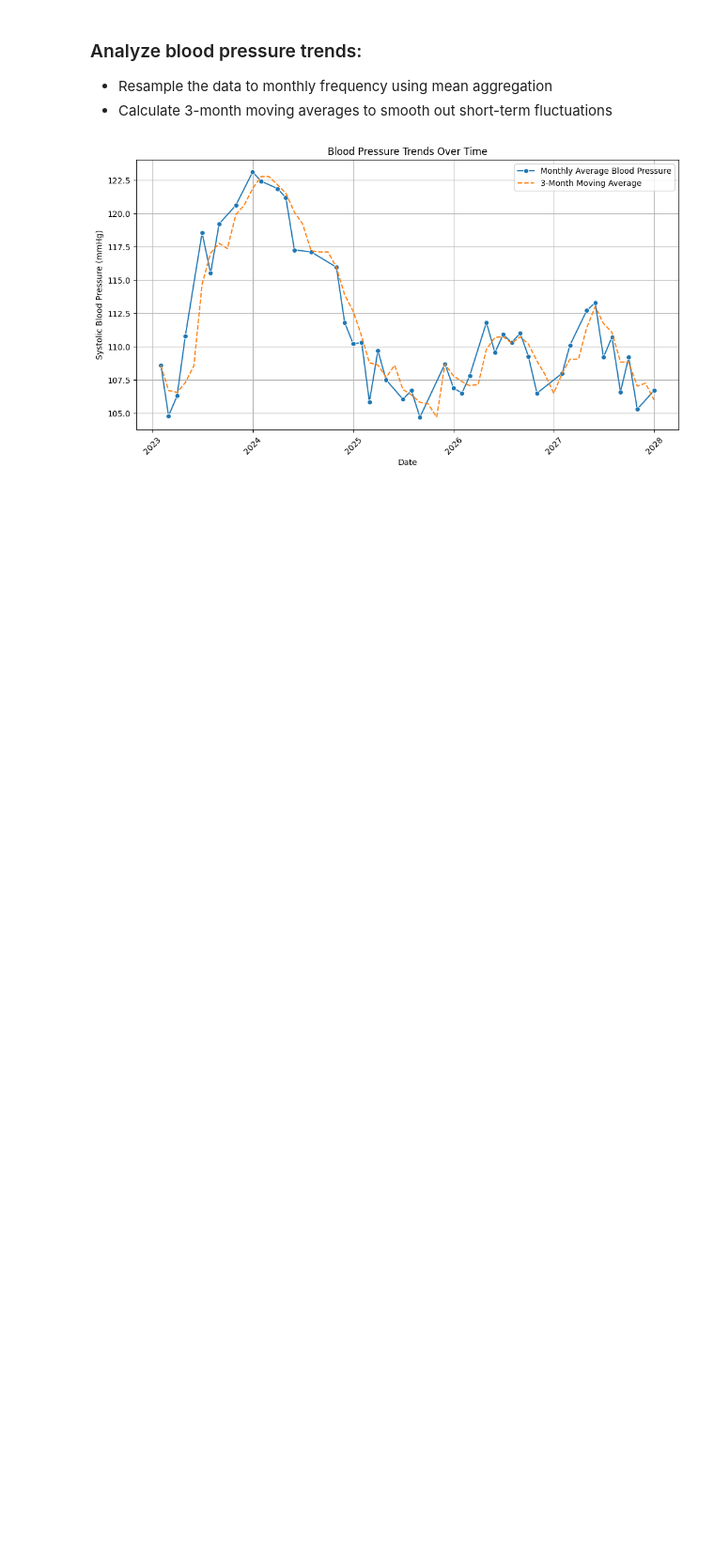
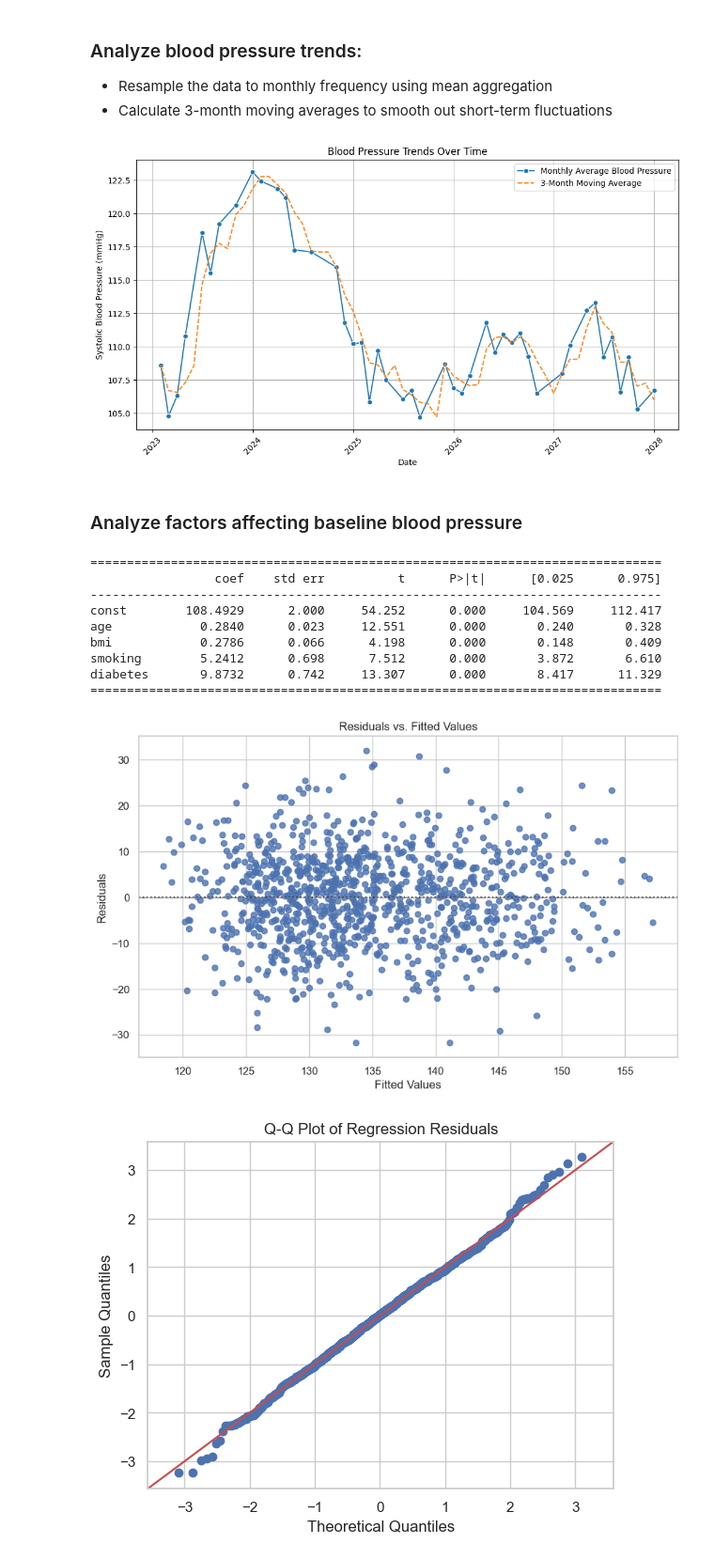
Before and after one commit to UCSF-DataSci/08-time-stats-and-ml-anya-decarlo, a Jupyter notebook: modeling.ipynb, the cells around one changed output. Shown at 94% size. Cells and saved outputs as stored; diff of their text form; code cells hidden in the pictures; blank space fills up the shorter version.

Commit message:
statistical modeling task 1 complete

```diff
--- a/modeling.ipynb
+++ b/modeling.ipynb
@@ -75,3 +71,71 @@ plt.legend()
 plt.show()
 # %% [output]
 [figure]
+# %% [markdown]
+### Analyze factors affecting baseline blood pressure
+# %%
+import statsmodels.api as sm
+import matplotlib.pyplot as plt
+import seaborn as sns
+import pandas as pd
+
+# Load the baseline data with tab seperator
+hf = pd.read_csv("patient_baseline.csv", sep='\t')
+
+# Set index as patient_id
+hf.set_index('patient_id', inplace=True)
+
+# Handle duplicates by grouping with visit_date and applying mean aggregation
+hf = hf[~hf.index.duplicated(keep='first')]
+
+#Handle missing values by interpolating missing values
+hf['bp_systolic'] = hf['bp_systolic'].interpolate()
+
+# Create matrix with predictors and set y as bp_systolic
+X = hf[["age", "bmi", "smoking", "diabetes"]]
+y = hf["bp_systolic"]
+
+# Add constant
+X_with_constant = sm.add_constant(X)
+
+model = sm.OLS(y, X_with_constant)
+results = model.fit()
+print(results.summary().tables[1])
+
+# Plot residuals vs. fitted values
+fitted_values = results.fittedvalues
+residual_values = results.resid
+sns.set_theme(style="whitegrid")
+plt.figure(figsize=(10, 6))
+sns.residplot(x=fitted_values, y=residual_values, lowess=False)
+plt.axhline(y=0, color='gray', linestyle='--', lw=1)
+plt.xlabel('Fitted Values')
+plt.ylabel('Residuals')
+plt.title('Residuals vs. Fitted Values')
+plt.show()
+
+# Plot Q-Q plot
+sm.qqplot(residual_values, line = '45', fit= "True")
+plt.title('Q-Q Plot of Regression Residuals')
+plt.show()
+
+#Plot Histogram of residuals
+plt.figure(figsize=(10, 6))
+sns.histplot(residual_values, kde=True, bins='auto', color='blue')
+plt.xlabel('Residuals')
+plt.ylabel('Frequency')
+plt.title('Histogram of Residuals')
+plt.axvline(x=0, color='red', linestyle='--', linewidth=1)
+plt.show()
+# %% [output]
+==============================================================================
+                 coef    std err          t      P>|t|      [0.025      0.975]
+------------------------------------------------------------------------------
+const        108.4929      2.000     54.252      0.000     104.569     112.417
+age            0.2840      0.023     12.551      0.000       0.240       0.328
+bmi            0.2786      0.066      4.198      0.000       0.148       0.409
+smoking        5.2412      0.698      7.512      0.000       3.872       6.610
+diabetes       9.8732      0.742     13.307      0.000       8.417      11.329
+==============================================================================
+[figure, added]
+[figure, added]
```
Also changed, not shown: parts of 3 cells of this notebook.
